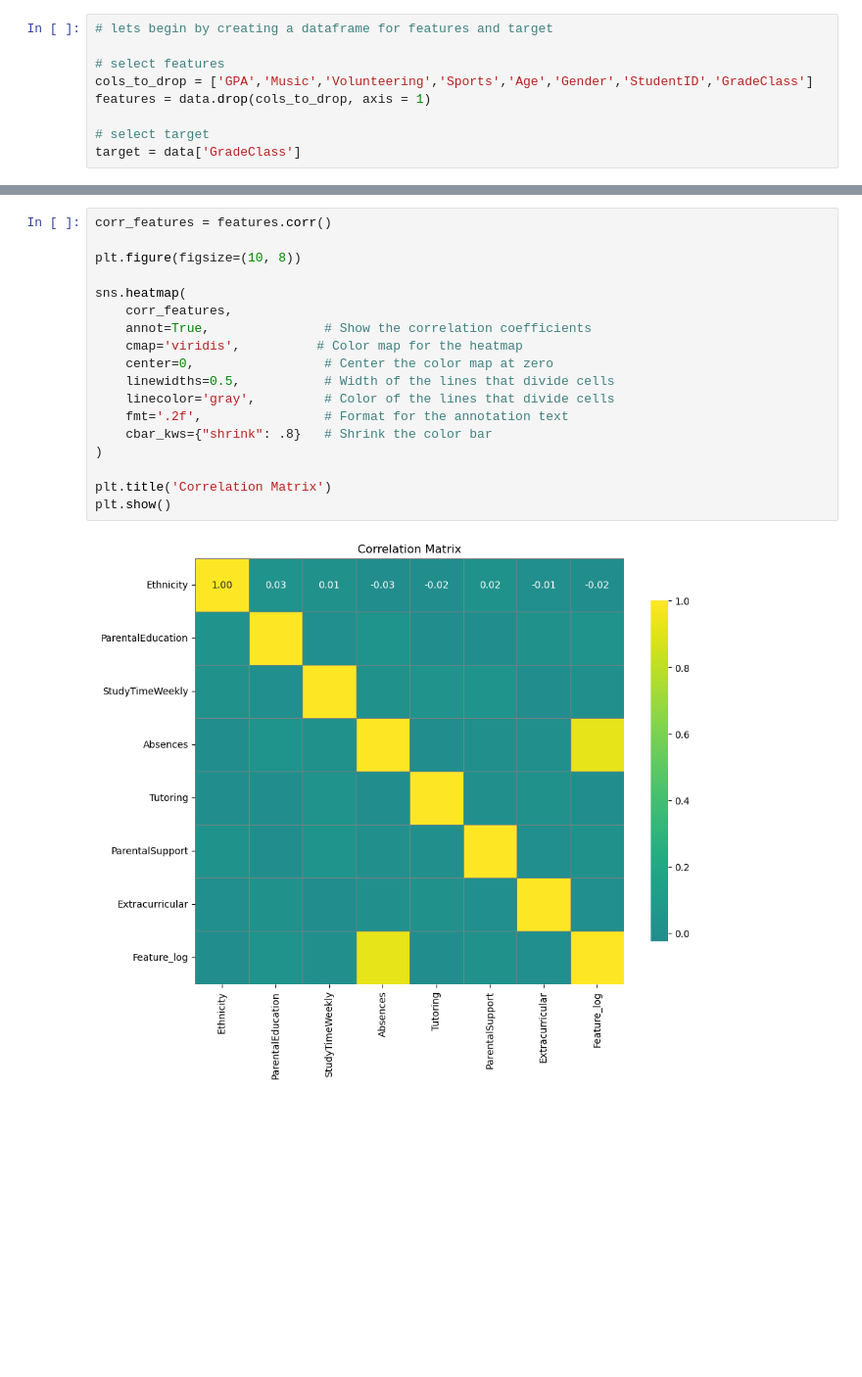
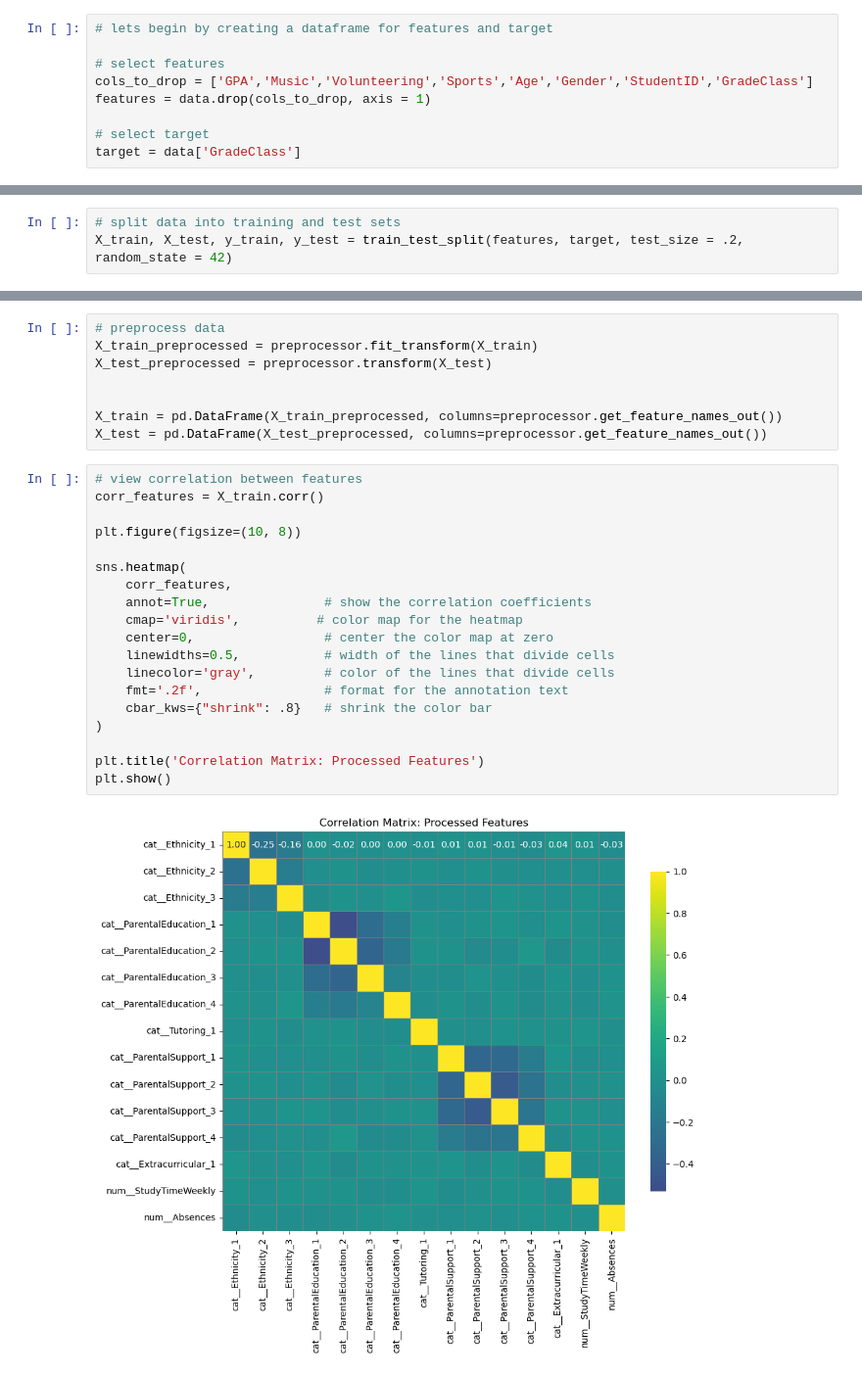
Before and after one commit to smendez9/Student_Performance_Classification, a Jupyter notebook: Student_Performance_Classification.ipynb, the cells around one changed output, grey strips where cells are left out. Shown at 98% size. Cells and saved outputs as stored; diff of their text form; blank space fills up the shorter version.

```diff
--- a/Student_Performance_Classification.ipynb
+++ b/Student_Performance_Classification.ipynb
@@ -255,0 +275,3 @@ target = data['GradeClass']
+# %%
+# split data into training and test sets
+X_train, X_test, y_train, y_test = train_test_split(features, target, test_size = .2, random_state = 42)
@@ -256,20 +297,29 @@ target = data['GradeClass']
+# %%
+# preprocess data
+X_train_preprocessed = preprocessor.fit_transform(X_train)
+X_test_preprocessed = preprocessor.transform(X_test)
+
+
+X_train = pd.DataFrame(X_train_preprocessed, columns=preprocessor.get_feature_names_out())
+X_test = pd.DataFrame(X_test_preprocessed, columns=preprocessor.get_feature_names_out())
 # %%
-corr_features = features.corr()
+# view correlation between features
+corr_features = X_train.corr()
 
 plt.figure(figsize=(10, 8))
 
 sns.heatmap(
     corr_features,
-    annot=True,               # Show the correlation coefficients
-    cmap='viridis',          # Color map for the heatmap
-    center=0,                 # Center the color map at zero
-    linewidths=0.5,           # Width of the lines that divide cells
-    linecolor='gray',         # Color of the lines that divide cells
-    fmt='.2f',                # Format for the annotation text
-    cbar_kws={"shrink": .8}   # Shrink the color bar
+    annot=True,               # show the correlation coefficients
+    cmap='viridis',          # color map for the heatmap
+    center=0,                 # center the color map at zero
+    linewidths=0.5,           # width of the lines that divide cells
+    linecolor='gray',         # color of the lines that divide cells
+    fmt='.2f',                # format for the annotation text
+    cbar_kws={"shrink": .8}   # shrink the color bar
 )
 
-plt.title('Correlation Matrix')
+plt.title('Correlation Matrix: Processed Features')
 plt.show()
 # %% [output]
-[figure, old version]
+[figure, new version]
```
Also changed, not shown: parts of 40 cells of this notebook.
